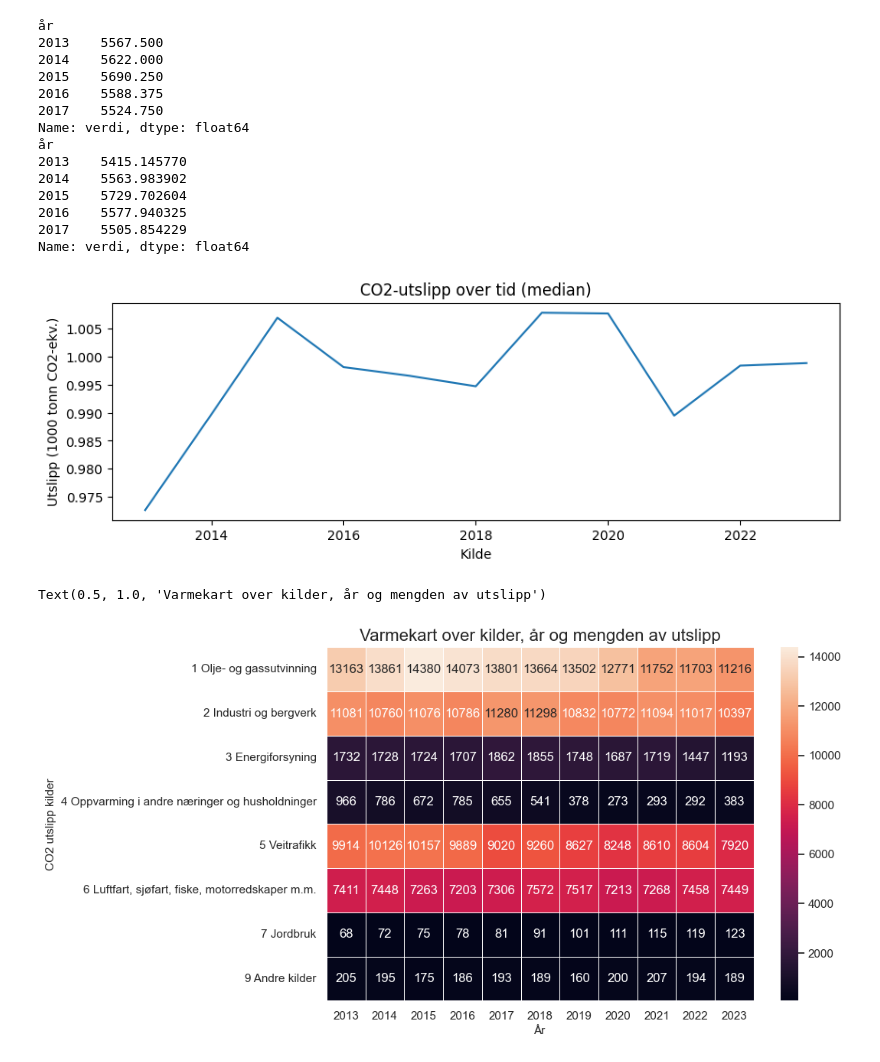
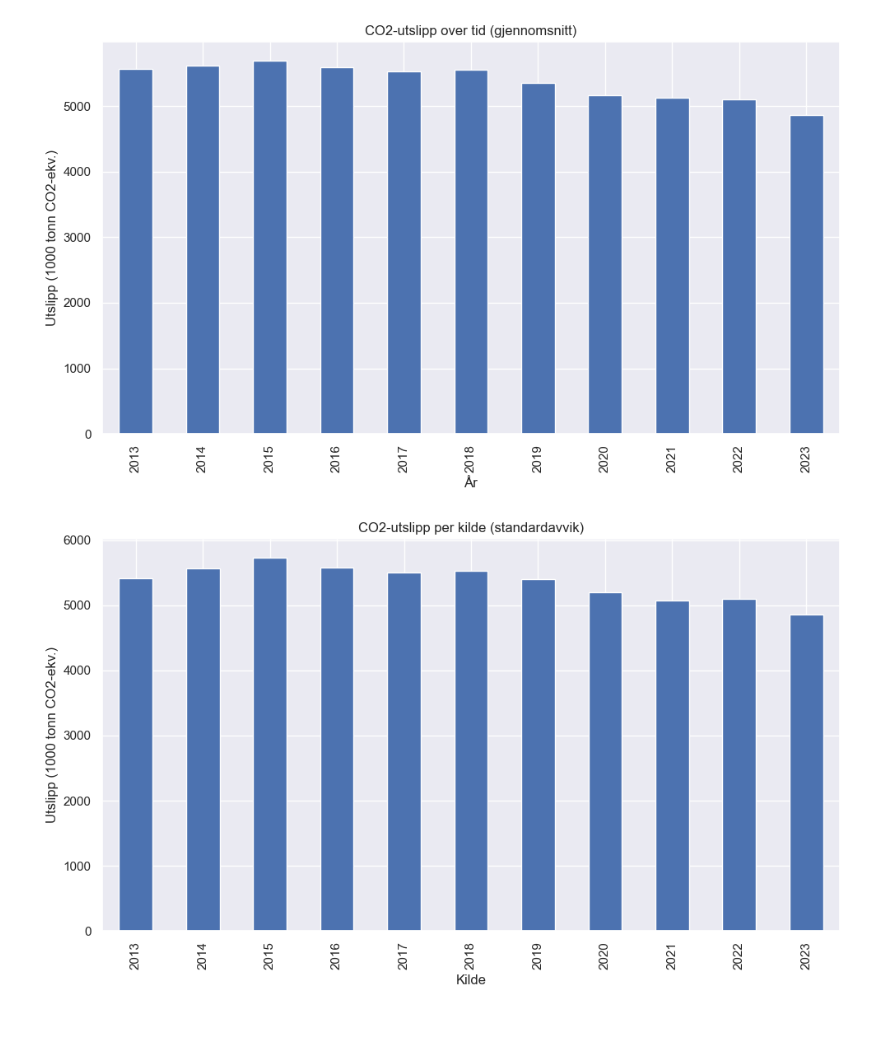
Before and after one commit to PetterOttersen/milj-dataanalyse, a Jupyter notebook: processed_data/Fremstilling_Utslipp.ipynb, the cells around one changed output. Drawn from its saved outputs; the diff is of its cells as text; code cells hidden in the pictures; blank space fills up the shorter version.

Commit message:
rydder fremstilling av utslipp

```diff
--- a/processed_data/Fremstilling_Utslipp.ipynb
+++ b/processed_data/Fremstilling_Utslipp.ipynb
@@ -73,48 +1,20 @@ plt.show()
-# %%
-# Observerer at data for gjennomsnittet av utslipp per år og data fra standrarvvik for utslipp per år er veldog lik. Velger å undersøke mer av dette ved å se på den relativet variasjonen mellom standardavvik og gjennomsnitt.
-
-print(co2_per_år_gs.head())
-print(co2_per_år_std.head())
-
-
-CV = co2_per_år_std / co2_per_år_gs
-plt.figure(figsize=(10, 3))
-plt.grid(True)
-
-CV.plot(title="CO2-utslipp over tid (median)")
-plt.ylabel("Utslipp (1000 tonn CO2-ekv.)")
-plt.xlabel("Kilde")
-plt.show()
-# %% [output]
-år
-2013    5567.500
-2014    5622.000
-2015    5690.250
-2016    5588.375
-2017    5524.750
-Name: verdi, dtype: float64
-år
-2013    5415.145770
-2014    5563.983902
-2015    5729.702604
-2016    5577.940325
-2017    5505.854229
-Name: verdi, dtype: float64
-[figure, removed]
-# %%
-
-import seaborn as sns
-sns.set_theme()
-
-co2_kilde_år_hm = (df.pivot(index="kilde", columns="år", values="verdi"))
-
-f, ax = plt.subplots(figsize=(9, 6))
-
-
-sns.heatmap(co2_kilde_år_hm, annot=True, fmt="d", linewidths=.5, ax=ax)
-plt.xlabel("År",size = 11)
-plt.ylabel("CO2 utslipp kilder", size = 11)
-plt.title("Varmekart over kilder, år og mengden av utslipp",size = 16)
-# %% [output]
-Text(0.5, 1.0, 'Varmekart over kilder, år og mengden av utslipp')
-[figure, removed]
+# %%
+import sys
+sys.path.append("../src")
+
+from Utslipp import analyze_clean_utslipp_data, plots
+
+
+file_path_utslipp = "../raw_data/data/Utslippdata.csv"
+df = pd.read_csv(file_path_utslipp)
+
+df_clean = analyze_clean_utslipp_data(df)
+plotter = plots(df_clean)
+
+
+mean = plotter.plot_co2_per_year_mean()
+std = plotter.plot_co2_per_year_std()
+cv = plotter.comparisons(mean, std)
+# %% [output]
+[figure, added]
+[figure, added]
```
Also changed, not shown: parts of 3 cells of this notebook, 1 other file.
